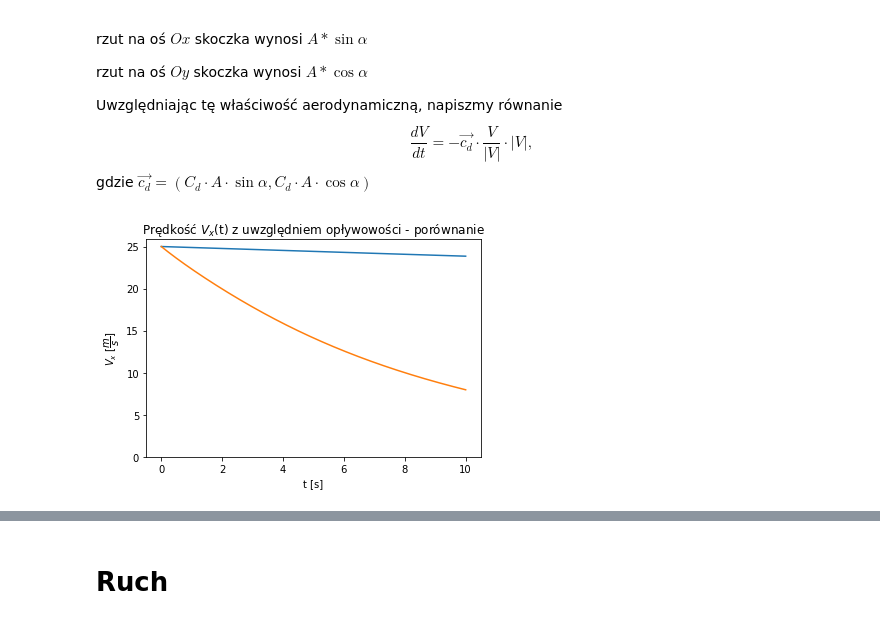
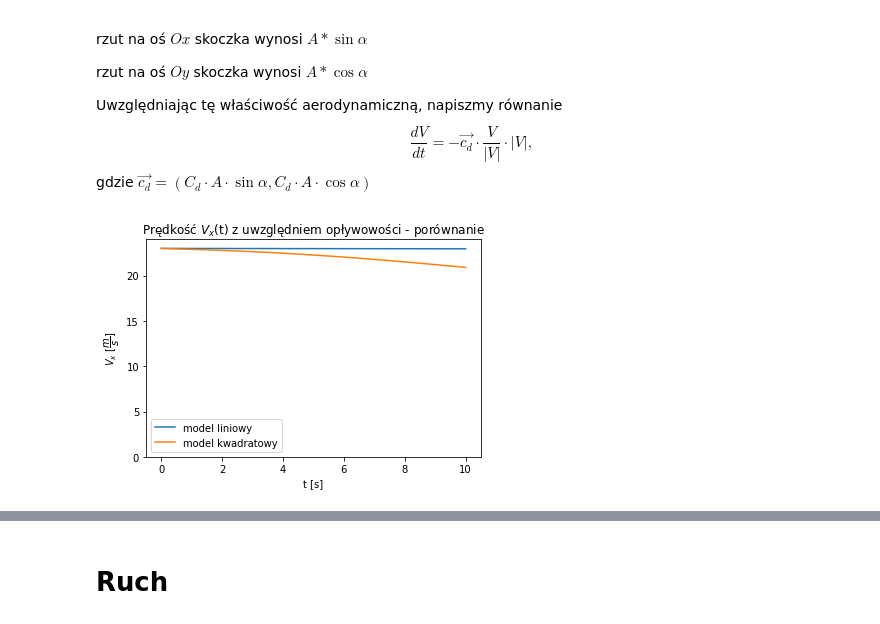
Before and after one commit to maciejratajski1999/Skoki-narciarskie, a Jupyter notebook: main.ipynb, the cells around one changed output, grey strips where cells are left out. Saved outputs shown, nothing was run; the diff lists cells and outputs as text; code cells hidden in the pictures.

```diff
--- a/main.ipynb
+++ b/main.ipynb
@@ -158,28 +158,31 @@ aby znaleźć funkcję z punktem przegięcia dla żądanego $a$.
 # %%
 class Hill:
 
-    def __init__(self, length, velocity):
+    def __init__(self, length, velocity, angle=0):
         '''
         :param length: horyzontalny dystans od progu do punktu K
         :param velocity: prędkość wyjścia z progu
+        :param angle: kąt wyjścia z progu w radianach
         '''
         self.velocity = velocity
         self.length = length
+        self.draw_length = self.length*1.25
         self.height = self.length*(0.6)
-        self.draw_length = self.length*1.25
-        self.modifier = ((2/3)*((self.draw_length)**2))/self.height
+        self.modifier = ((2/3)*((self.draw_length)**2))/(self.height)
+        self.difference = self.draw_length - self.length
+        self.angle = angle
 
     def curve(self, x):
         '''
         :return: wielomian trzeciego stopnia od x
         '''
         # nie chcemy zaczynać z x=0, ponieważ oczekujemy że stok pod progiem od razu będzie nachylony
-        x= x +self.draw_length - self.length
+        x= x +self.difference
         return ((1/(3*(self.draw_length)))*(x**3) - (x**2))/self.modifier + self.height
 
 
 import numpy
-skocznia = Hill(100,25)
+skocznia = Hill(100,23)
 x_data = numpy.arange(0,skocznia.length*1.75, 0.01)
 y_data = [skocznia.curve(x) for x in x_data]
 from matplotlib import pyplot
@@ -189,5 +192,6 @@ pyplot.annotate("K", (skocznia.length,0), size=20)
 pyplot.title("Skocznia")
 pyplot.xlabel("Długość")
 pyplot.ylabel("Wysokość")
+pyplot.gca().set_aspect('equal', adjustable='box')
 pyplot.show()
 # %% [output]
@@ -199,8 +203,8 @@ Skoczkowi przyznamy daną masę oraz będziemy chcieli przemieszczać go po pła
 class Jumper:
 
     def __init__(self, mass):
-        self.mass = mass
-        self.area = 20
+        self.mass = mass # kg
+        self.area = 2    # m^2
         self.position = 0,0
 
     def move(self, x, y):
@@ -311,7 +313,7 @@ from math import sin, cos, pi
 delta_time = 0.001
 time = numpy.arange(0,10,delta_time)
 jumper = Jumper(55)
-Cd = 1 / jumper.mass
+Cd = 0.04 / jumper.mass
 g = 9.81
 angle = pi/12
 area_coefficient = sin(angle), cos(angle)
@@ -324,35 +326,36 @@ def linear_model(v):
     '''
     return -Cd*v[0]*area_coefficient[0]*delta_time, (-Cd*v[1]*area_coefficient[1] - g)*delta_time
 
 def square_model(v):
     '''
     kwadratowa zależność oporu powietrza do prędkości
     :param v: tuple (Vx(i), Vy(i))
     :return : tuple (Vx(i+1),Vy(i+1))
     '''
     l = (v[0] ** 2 + v[1] ** 2) ** (1 / 2)
     return -Cd * v[0] * l*area_coefficient[0]*delta_time, (-Cd * v[1] * l*area_coefficient[1] - g)*delta_time
 
 linear_VX, linear_VY = [skocznia.velocity],[0]
 square_VX, square_VY = [skocznia.velocity],[0]
 for t in time[1:]:
     x,y = linear_model((linear_VX[-1],linear_VY[-1]))
     linear_VX.append(linear_VX[-1] + x)
     linear_VY.append(linear_VY[-1] + y)
 for t in time[1:]:
     x,y = square_model((square_VX[-1],square_VY[-1]))
     square_VX.append(square_VX[-1] + x)
     square_VY.append(square_VY[-1] + y)
 
 pyplot.plot(time,linear_VX)
 pyplot.plot(time,square_VX)
+pyplot.legend(["model liniowy", "model kwadratowy"])
 pyplot.title("Prędkość $V_x$(t) z uwzględniem opływowości - porównanie")
 pyplot.xlabel("t [s]")
 pyplot.ylabel("$V_x$ [$\dfrac{m}{s}$]")
-pyplot.ylim(0)
+pyplot.ylim(0, linear_VX[0]+1)
 pyplot.show()
 # %% [output]
-[figure, old version]
+[figure, new version]
 # %%
 pyplot.plot(time,linear_VY)
 pyplot.plot(time,square_VY)
```
Also changed, not shown: parts of 7 cells of this notebook, 2 other files.
